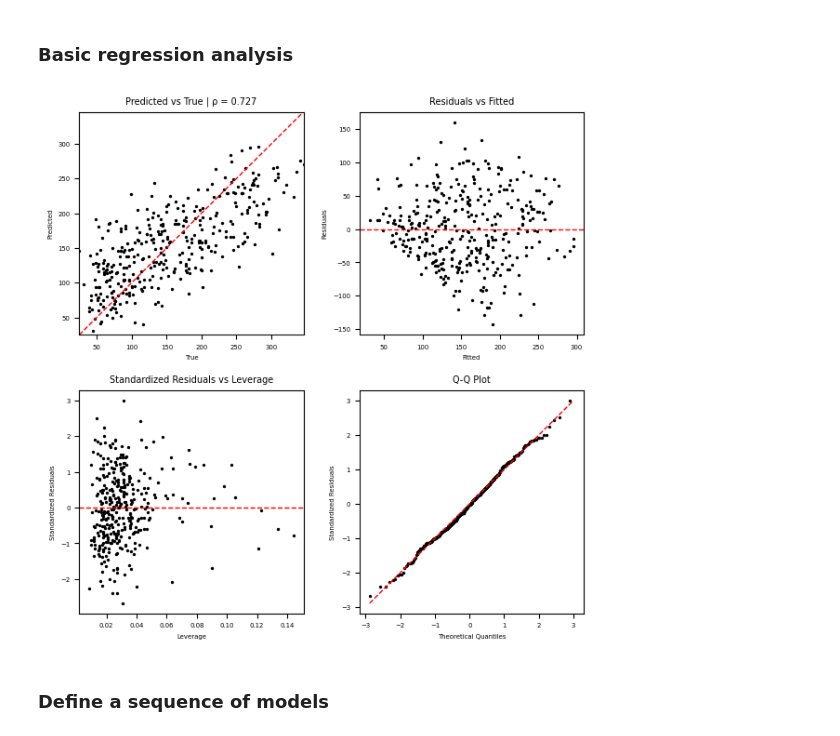
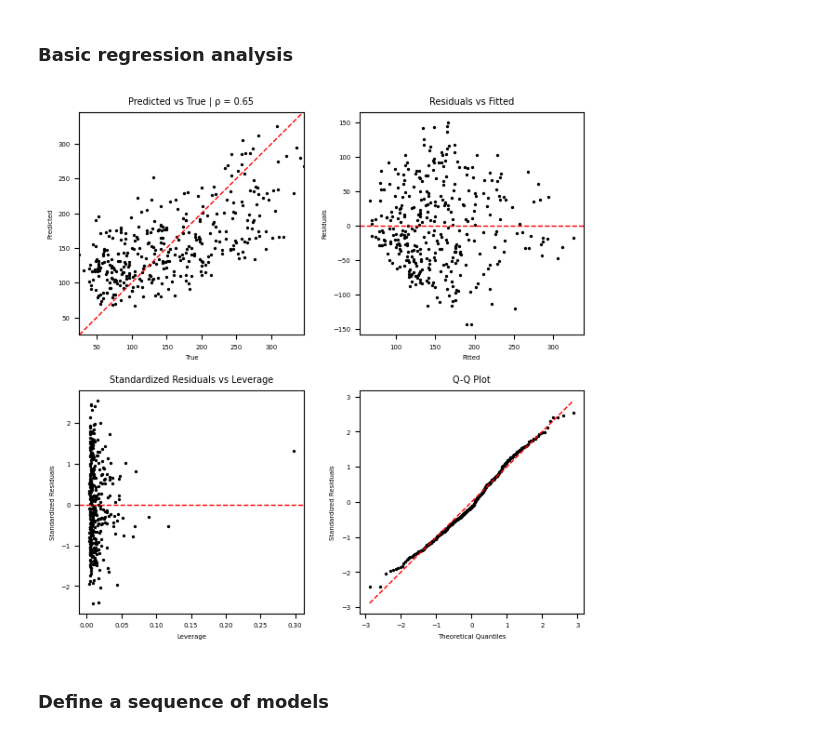
Before and after one commit to ajy25/TabularMagic, a Jupyter notebook: demo/simple_regression_demo.ipynb, the cells around one changed output. Cells and saved outputs as stored; diff of their text form; code cells hidden in the pictures.

```diff
--- a/demo/simple_regression_demo.ipynb
+++ b/demo/simple_regression_demo.ipynb
@@ -29,14 +32,11 @@ train_eda = tm.eda()
 # %%
 X_vars = ['age', 'sex', 'bmi', 'bp', 's1', 's2', 's3', 's4', 's5', 's6']
 y_var = 'target'
 
-train_report, test_report = tm.lm(
-    X_vars=X_vars,
-    y_var=y_var
-)
-train_report.plot_diagnostics()
+train_report, test_report = tm.lm_rlike('target ~ poly(bmi, degree=2) + bp + bp * bmi')
+train_report.statsmodels_summary()
 # %% [output]
-[figure, old version]
+[figure, new version]
 # %% [markdown]
 ### Define a sequence of models
 # %%
```
Also changed, not shown: parts of 1 cell of this notebook, 11 other files.
